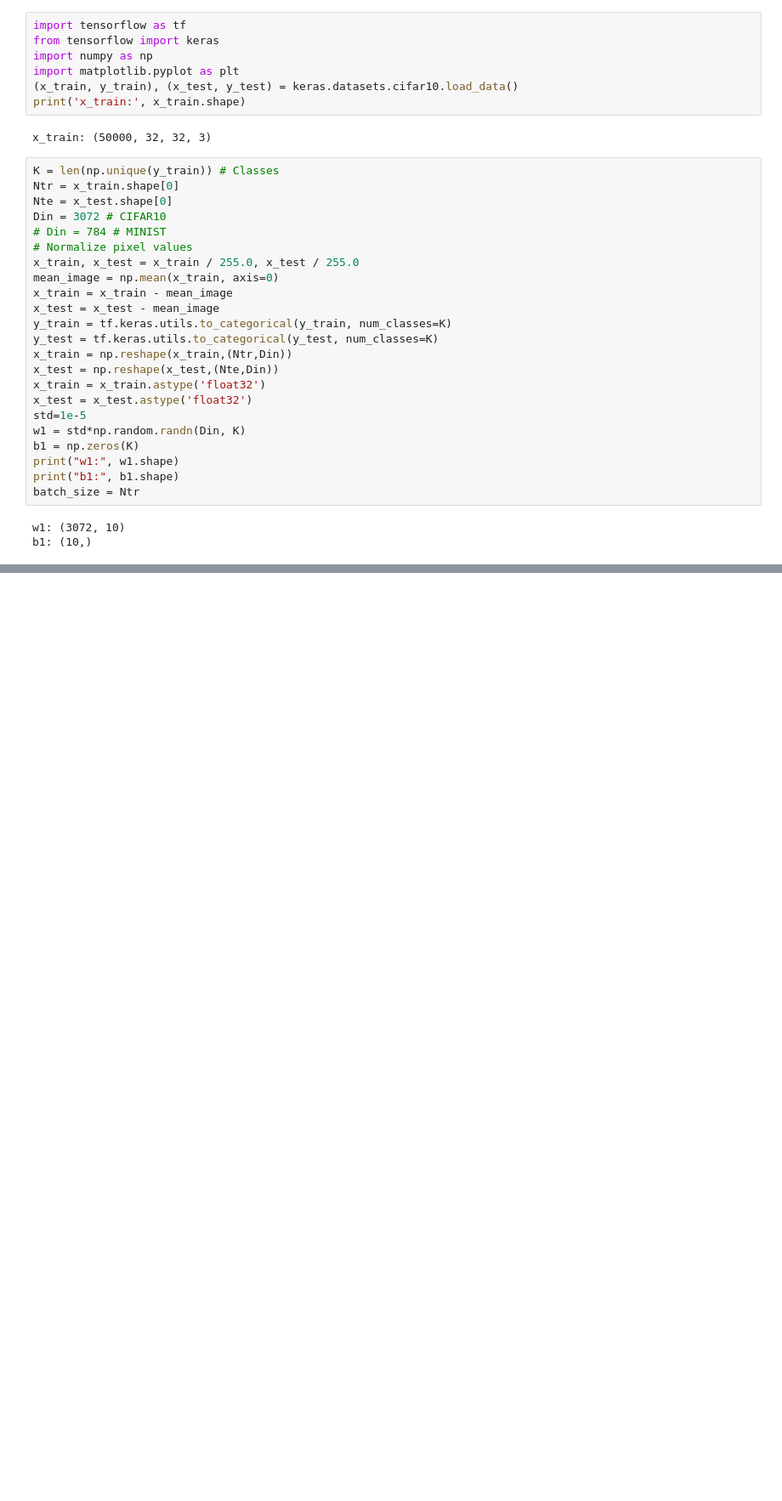
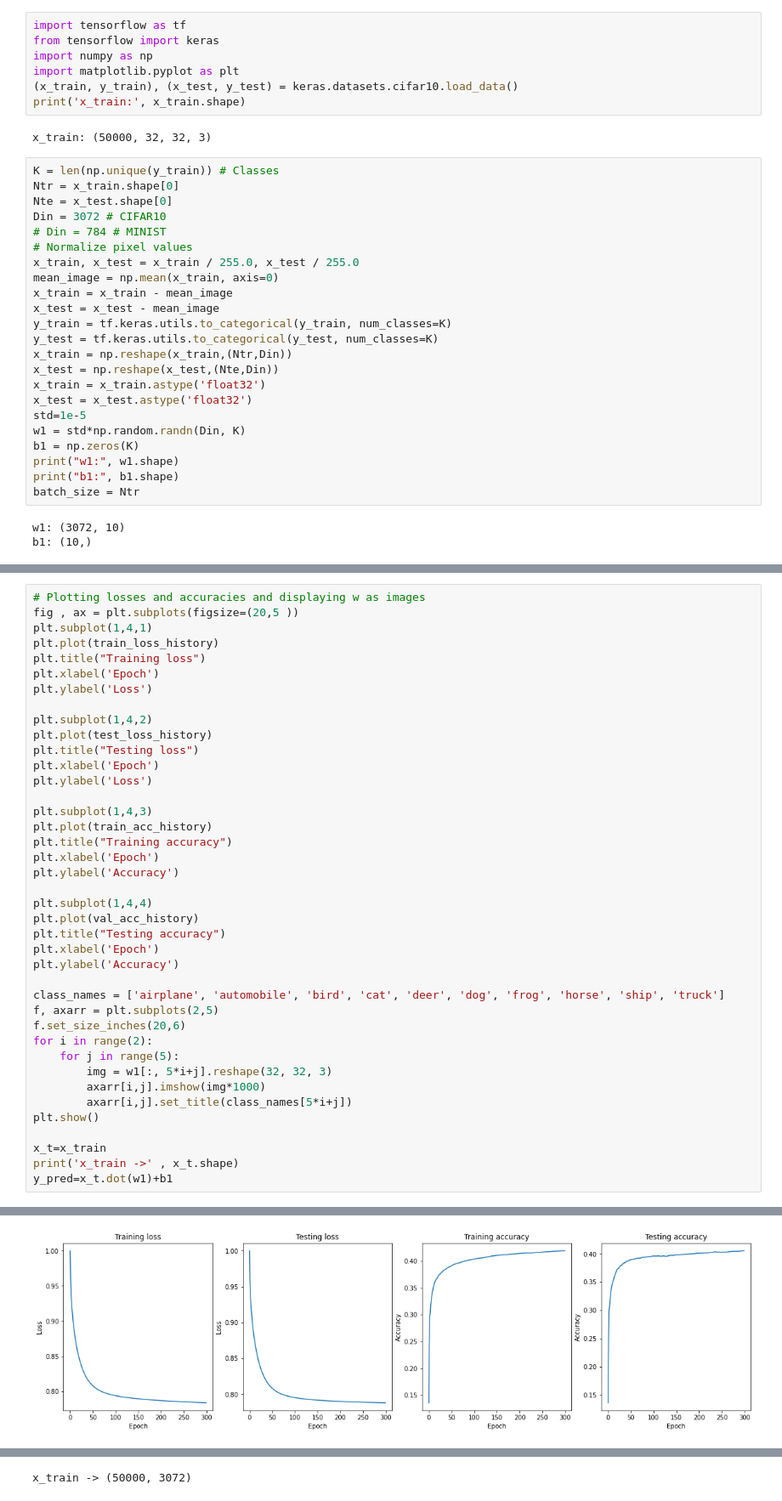
Before and after one commit to savindathanujaya/EN2550_Assignment4, a Jupyter notebook: A04_1_180634V.ipynb, the cells around one changed output, grey strips where cells are left out. Shown: that part at 85% size. Cells and saved outputs as stored; diff of their text form; blank space fills up the shorter version.

Commit message:
loss and accuracies

```diff
--- a/A04_1_180634V.ipynb
+++ b/A04_1_180634V.ipynb
@@ -122,0 +96,41 @@ test_acc =  0.5946
+# %%
+# Plotting losses and accuracies and displaying w as images
+fig , ax = plt.subplots(figsize=(20,5 ))
+plt.subplot(1,4,1)
+plt.plot(train_loss_history)
+plt.title("Training loss")
+plt.xlabel('Epoch')
+plt.ylabel('Loss')
+
+plt.subplot(1,4,2)
+plt.plot(test_loss_history)
+plt.title("Testing loss")
+plt.xlabel('Epoch')
+plt.ylabel('Loss')
+
+plt.subplot(1,4,3)
+plt.plot(train_acc_history)
+plt.title("Training accuracy")
+plt.xlabel('Epoch')
+plt.ylabel('Accuracy')
+
+plt.subplot(1,4,4)
+plt.plot(val_acc_history)
+plt.title("Testing accuracy")
+plt.xlabel('Epoch')
+plt.ylabel('Accuracy')
+
+class_names = ['airplane', 'automobile', 'bird', 'cat', 'deer', 'dog', 'frog', 'horse', 'ship', 'truck']
+f, axarr = plt.subplots(2,5)
+f.set_size_inches(20,6)
+for i in range(2):
+    for j in range(5):
+        img = w1[:, 5*i+j].reshape(32, 32, 3)
+        axarr[i,j].imshow(img*1000)
+        axarr[i,j].set_title(class_names[5*i+j])
+plt.show()
+
+x_t=x_train
+print('x_train ->' , x_t.shape)
+y_pred=x_t.dot(w1)+b1
+# %% [output]
@@ -122,0 +147 @@ test_acc =  0.5946
+[figure, added]
@@ -122,0 +149 @@ test_acc =  0.5946
+x_train -> (50000, 3072)
```
Also changed, not shown: parts of 3 cells of this notebook, 2 other files.
